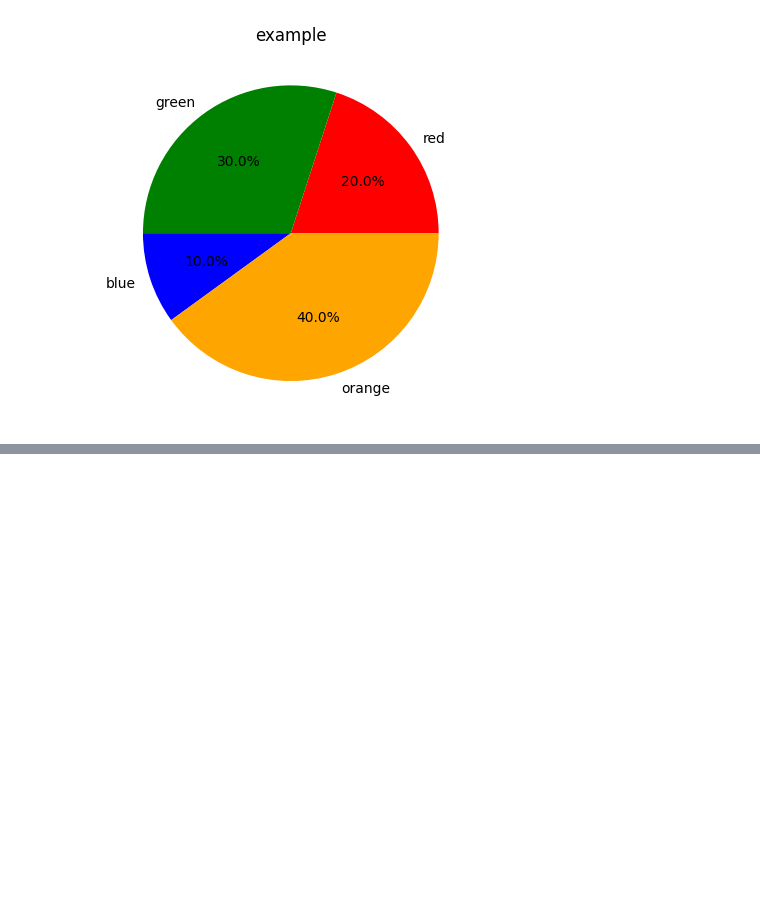
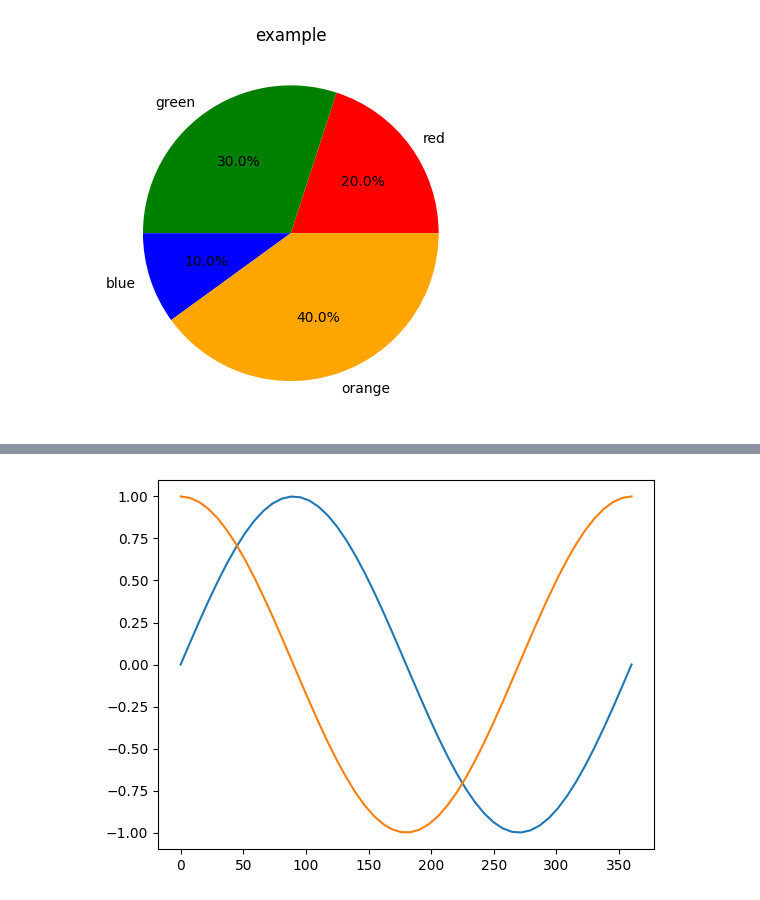
Before and after one commit to TahaT80/AI, a Jupyter notebook: part3_matplotlib/main.ipynb, the cells around one changed output, grey strips where cells are left out. Cells and saved outputs as stored; diff of their text form; code cells hidden in the pictures; blank space fills up the shorter version.

```diff
--- a/part3_matplotlib/main.ipynb
+++ b/part3_matplotlib/main.ipynb
@@ -54,0 +69,6 @@ plt.show()
+# %%
+plt.plot(x,y)
+plt.plot(x,y_2)
+plt.savefig('out.png')
+# %% [output]
+[figure, added]
```
Also changed, not shown: parts of 5 cells of this notebook, 1 other file.
